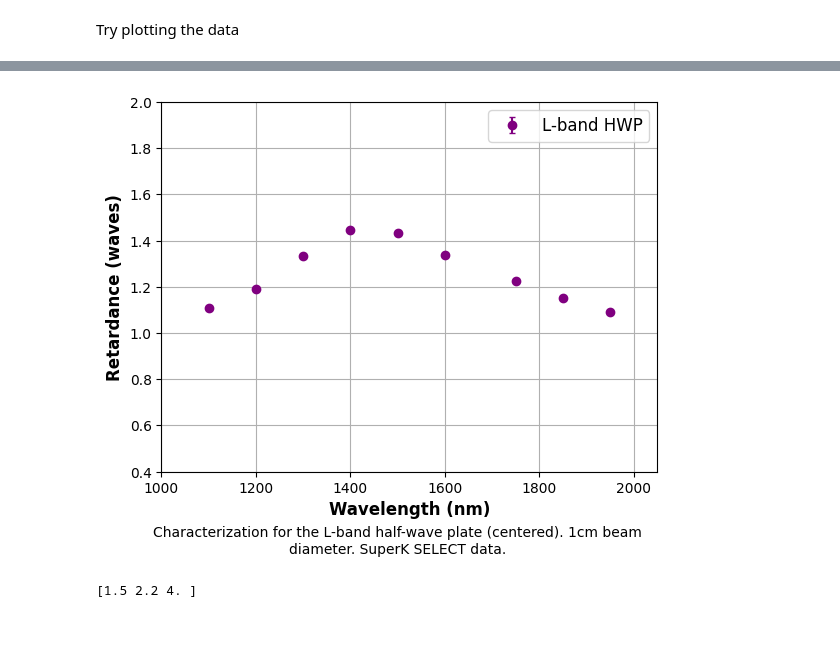
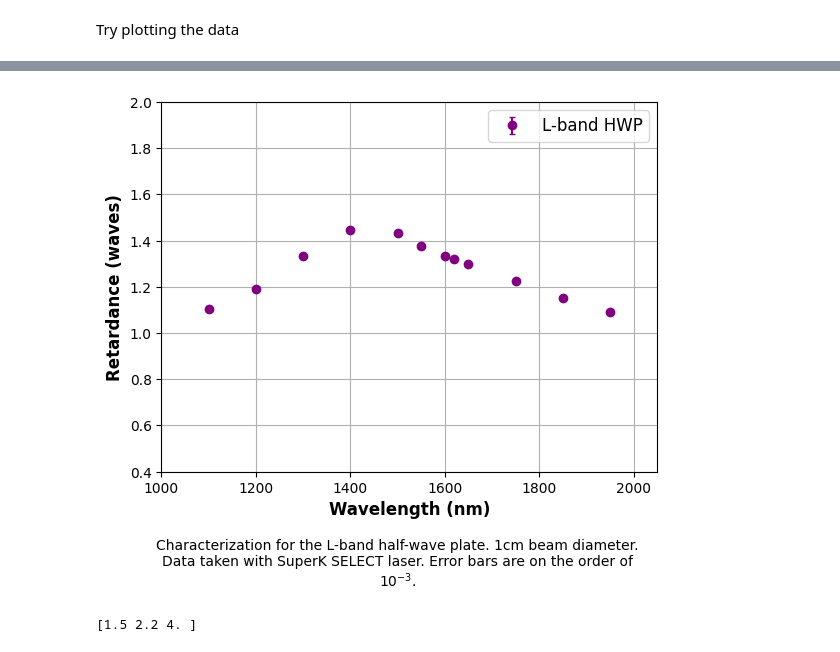
Before and after one commit to wcmelby/wcmelby-HWP_Characterizations, a Jupyter notebook: SuperK_Select_Data/L_SuperK_Analysis.ipynb, the cells around one changed output, grey strips where cells are left out. Drawn from its saved outputs; the diff is of its cells as text; code cells hidden in the pictures.

Commit message:
Updated graph

```diff
--- a/SuperK_Select_Data/L_SuperK_Analysis.ipynb
+++ b/SuperK_Select_Data/L_SuperK_Analysis.ipynb
@@ -274,17 +274,17 @@ Warning: low flux detected, check the image Reduced_DRRP_L_1650nm_550_1.8_115.99
 Warning: low flux detected, check the image Reduced_DRRP_L_1650nm_550_1.8_119.99992675781249.fits, index: 30
 Warning: low flux detected, check the image Reduced_DRRP_L_1650nm_550_1.8_171.99989501953124.fits, index: 43
 # %%
-reduced_filename = 'Reduced_DRRP_'
-reduced_folder = "/home/shared/exoserver/Lab_Data/Mueller_Matrix_Polarimeter/L_Plate_Characterization/Calibration/Calibration_Reduced/Cal_1750_Reduced/"
-lcenter = [258, 255]
-rcenter = [258, 332]
-maxradius = 12
-cutoff = 5000
+# reduced_filename = 'Reduced_DRRP_'
+# reduced_folder = "/home/shared/exoserver/Lab_Data/Mueller_Matrix_Polarimeter/L_Plate_Characterization/Calibration/Calibration_Reduced/Cal_1750_Reduced/"
+# lcenter = [258, 255]
+# rcenter = [258, 332]
+# maxradius = 12
+# cutoff = 5000
 
-extracted_data = extract_intensities(reduced_filename, reduced_folder, lcenter, rcenter, maxradius, cutoff)
-Cal_Il_1750 = extracted_data[0]
-Cal_Ir_1750 = extracted_data[1]
-Cal_theta1750 = extracted_data[2]
+# extracted_data = extract_intensities(reduced_filename, reduced_folder, lcenter, rcenter, maxradius, cutoff)
+# Cal_Il_1750 = extracted_data[0]
+# Cal_Ir_1750 = extracted_data[1]
+# Cal_theta1750 = extracted_data[2]
 # %% [output]
 Warning: low flux detected, check the image Reduced_DRRP_L_1750nm_600_0.1_0.0.fits, index: 0
 Warning: low flux detected, check the image Reduced_DRRP_L_1750nm_600_0.1_31.999980468749996.fits, index: 8
@@ -790,8 +792,8 @@ file_name = 'L_HWP_Retardance_Comparison.png'
 # %%
-wavelength_bins = [1100, 1200, 1300, 1400, 1500, 1600, 1750, 1850, 1950]
-retardance = np.array([data1100[1], data1200[1], data1300[1], data1400[1], data1500[1], data1600[1], data1750[1], data1850[1], data1950[1]])+1
+wavelength_bins = [1100, 1200, 1300, 1400, 1500, 1550, 1600, 1620, 1650, 1750, 1850, 1950]
+retardance = np.array([data1100[1], data1200[1], data1300[1], data1400[1], data1500[1], data1550[1], data1600[1], data1620[1], data1650[1], data1750[1], data1850[1], data1950[1]])+1
 # %%
-error_bounds1 = [data1100[4], data1200[4], data1300[4], data1400[4], data1500[4], data1600[4], data1750[4], data1850[4], data1950[4]]
+error_bounds1 = [data1100[4], data1200[4], data1300[4], data1400[4], data1500[4], data1550[4], data1600[4], data1620[4], data1650[4], data1750[4], data1850[4], data1950[4]]
 error_bounds1_array = np.array(error_bounds1)
 lower_error = error_bounds1_array[:, 0]
 upper_error = error_bounds1_array[:, 1]
@@ -805,25 +809,25 @@ print(y_err1)
 # %%
 plt.ylim(0.4, 2)
 plt.xlim(1000, 2050)
 plt.xlabel("Wavelength (nm)", fontsize=12, fontweight='bold')
 plt.ylabel("Retardance (waves)", fontsize=12, fontweight='bold')
 
 plt.errorbar(wavelength_bins, retardance, yerr=y_err1, marker='o', capsize=2, linestyle=' ', color = 'purple', label = 'L-band HWP')
 
-caption = "Characterization for the L-band half-wave plate (centered). 1cm beam diameter. SuperK SELECT data. "
+caption = "Characterization for the L-band half-wave plate. 1cm beam diameter. Data taken with SuperK SELECT laser. Error bars are on the order of $10^{-3}$."
 
 text_width = 70  # Speify desired text width box in characters
 wrapped_text = textwrap.fill(caption, width=text_width)
-plt.text(1500, 0.1, wrapped_text, ha='center', va='center')
+plt.text(1500, 0, wrapped_text, ha='center', va='center')
 
 plt.legend(fontsize=12)
 plt.grid(True)
 
-folder_path = r"Z:\\Lab_Data\\Mueller_Matrix_Polarimeter\\L_Plate_Characterization\\"
-file_name = 'L_Band_HWP_Retardance.png'
+folder_path = "/home/shared/exoserver/Lab_Data/Mueller_Matrix_Polarimeter/L_Plate_Characterization/SuperK_Select_Data/"
+file_name = '5_8_L_Band_HWP_Retardance.png'
 #plt.savefig(folder_path + file_name, bbox_inches='tight', dpi=300)
 # %% [output]
-[figure, old version]
+[figure, new version]
 # %%
 test = [0.5, 1.2, 3]
 test = np.array(test)
```
Also changed, not shown: parts of 18 cells of this notebook, 1 other file.
